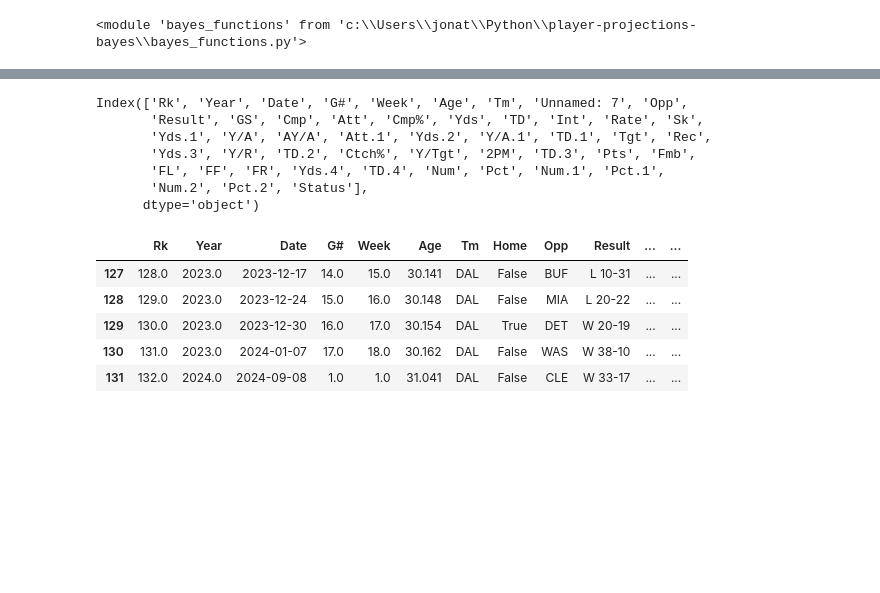
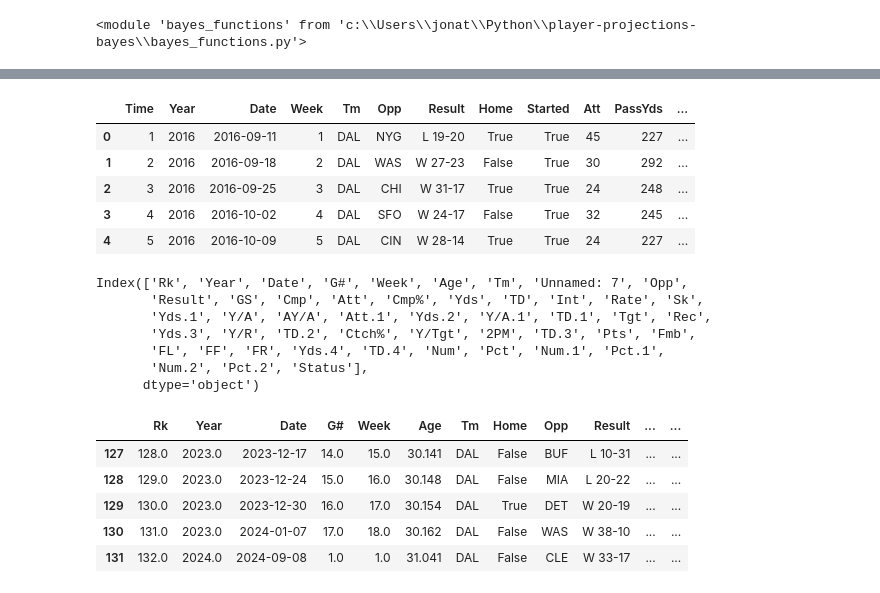
Before and after one commit to jonathan-bucher/player-projections-bayes, a Jupyter notebook: initial_exploration.ipynb, the cells around one changed output, grey strips where cells are left out. Drawn from its saved outputs; the diff is of its cells as text; code cells hidden in the pictures; blank space fills up the shorter version.

Commit message:
Created new formatting functions for pfr data

```diff
--- a/initial_exploration.ipynb
+++ b/initial_exploration.ipynb
@@ -51,4 +58,14 @@ d_prescott_career.head()
 5 rows × 49 columns
+# %%
+d_prescott_career = ff.format(d_prescott_career, position = 'QB')
+d_prescott_career.head()
+# %% [output]
+|  | Time | Year | Date | Week | Tm | Opp | Result | Home | Started | Att | PassYds | ... |
+| 0 | 1 | 2016 | 2016-09-11 | 1 | DAL | NYG | L 19-20 | True | True | 45 | 227 | ... |
+| 1 | 2 | 2016 | 2016-09-18 | 2 | DAL | WAS | W 27-23 | False | True | 30 | 292 | ... |
+| 2 | 3 | 2016 | 2016-09-25 | 3 | DAL | CHI | W 31-17 | True | True | 24 | 248 | ... |
+| 3 | 4 | 2016 | 2016-10-02 | 4 | DAL | SFO | W 24-17 | False | True | 32 | 245 | ... |
+| 4 | 5 | 2016 | 2016-10-09 | 5 | DAL | CIN | W 28-14 | True | True | 24 | 227 | ... |
 # %%
 # remove any rows where dak was on injured reserve or inactive:
 
```
Also changed, not shown: parts of 6 cells of this notebook, 4 other files.
